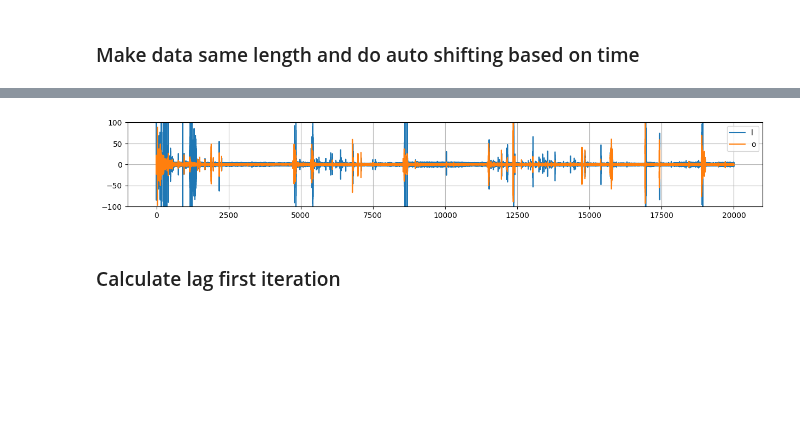
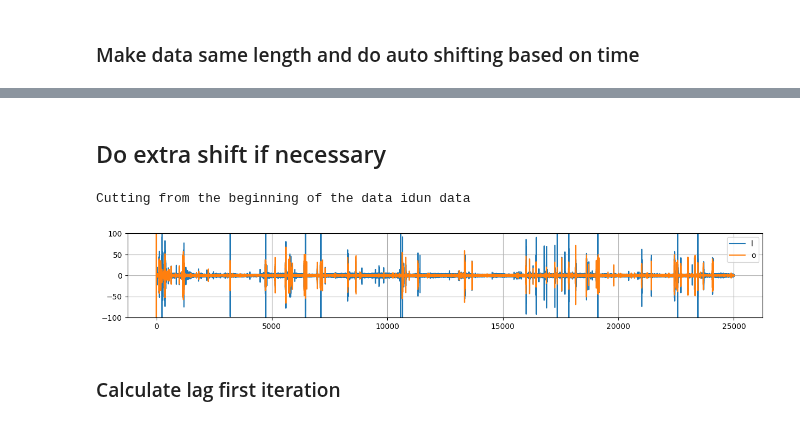
Before and after one commit to iduntech/idn-sync-data, a Jupyter notebook: sync_main.ipynb, the cells around one changed output, grey strips where cells are left out. Drawn from its saved outputs; the diff is of its cells as text; code cells hidden in the pictures; blank space fills up the shorter version.

```diff
--- a/sync_main.ipynb
+++ b/sync_main.ipynb
@@ -179,27 +183,33 @@ Comparison data is longer with 1446.608 seconds, cutting from end of Prodigy dat
+# %% [markdown]
+## Do extra shift if necessary
+# %%
+comparison_clipped_data_manual, idun_clipped_data_manual, idun_base_clipped_data_manual, comparison_base_clipped_df_manual, same_times = manual_sync(comparison_clipped_data, idun_clipped_data, idun_base_clipped_data, comparison_base_clipped_df, CUT_AMOUNT)
+# %% [output]
+Cutting from the beginning of the data idun data
 # %%
 x_start = 0
-range_viz = 20000
+range_viz = 25000
 # create indeces from second limits
 x_start_index = int(x_start * config.BASE_SAMPLE_RATE)
 range_viz_index = int(range_viz * config.BASE_SAMPLE_RATE)
 
 
 plt.figure(figsize=(15, 2))
 plt.plot(
     same_times[x_start_index : x_start_index + range_viz_index],
-    idun_clipped_data[x_start_index : x_start_index + range_viz_index],
+    idun_clipped_data_manual[x_start_index : x_start_index + range_viz_index],
     label="idun",
 )
 plt.plot(
     same_times[x_start_index : x_start_index + range_viz_index],
-    0.5 * comparison_clipped_data[x_start_index : x_start_index + range_viz_index],
+    0.5 * comparison_clipped_data_manual[x_start_index : x_start_index + range_viz_index],
     label=config.DEVICE,
 )
 plt.legend("lower right")
 plt.ylim(-100, 100)
 plt.grid()
 # %% [output]
-[figure, old version]
+[figure, new version]
 # %% [markdown]
 ### Calculate lag first iteration
 # %%
```
Also changed, not shown: parts of 23 cells of this notebook, 2 other files.
